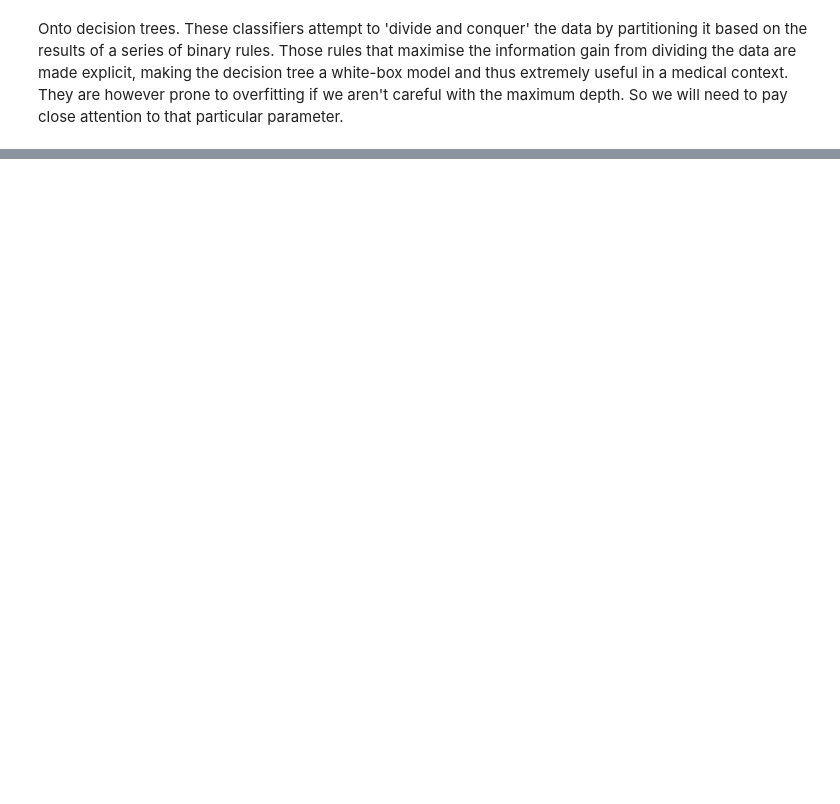
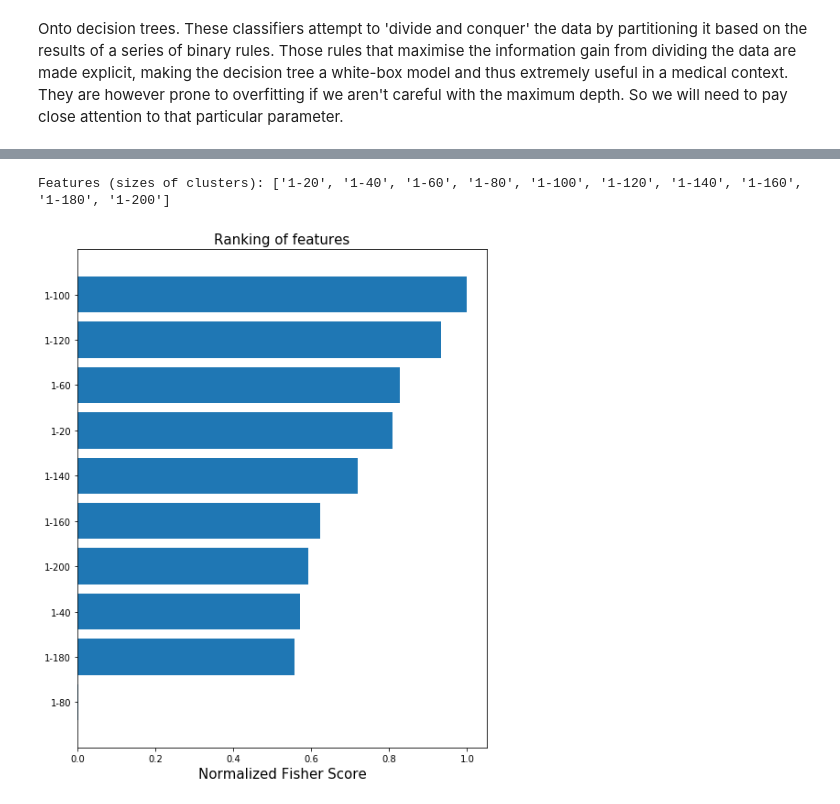
Before and after one commit to danielsoutar/CS4098, a Jupyter notebook: Modelling and Evaluation.ipynb, the cells around one changed output, grey strips where cells are left out. Drawn from its saved outputs; the diff is of its cells as text; code cells hidden in the pictures; blank space fills up the shorter version.

```diff
--- a/Modelling and Evaluation.ipynb
+++ b/Modelling and Evaluation.ipynb
@@ -427,0 +623,19 @@ clf = GridSearchCV
+# %%
+plt.clf()
+order = np.argsort(scores)
+
+print("Features (sizes of clusters):", features)
+
+orderedfeatures = [features[i] for i in order]
+y_pos2 = np.arange(len(features))
+plt.barh(y_pos2, sorted(scores/np.max(scores)), align='center')
+plt.ylim((-1, len(features)))
+plt.yticks(y_pos2, orderedfeatures)
+plt.xlabel('Normalized Fisher Score', fontsize=15)
+plt.title('Ranking of features', fontsize=15)
+fig = plt.gcf()
+fig.set_size_inches(8,10)
+plt.show()
+# %% [output]
+Features (sizes of clusters): ['1-20', '1-40', '1-60', '1-80', '1-100', '1-120', '1-140', '1-160', '1-180', '1-200']
+[figure, added]
```
Also changed, not shown: parts of 31 cells of this notebook, 3 other files.
